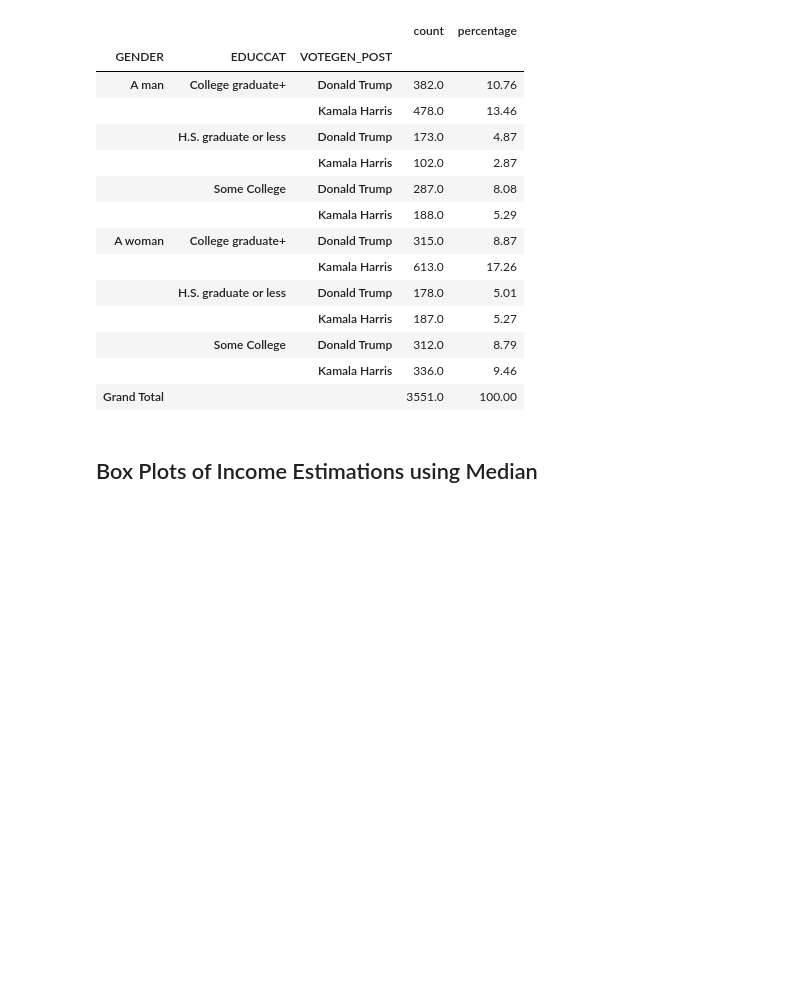
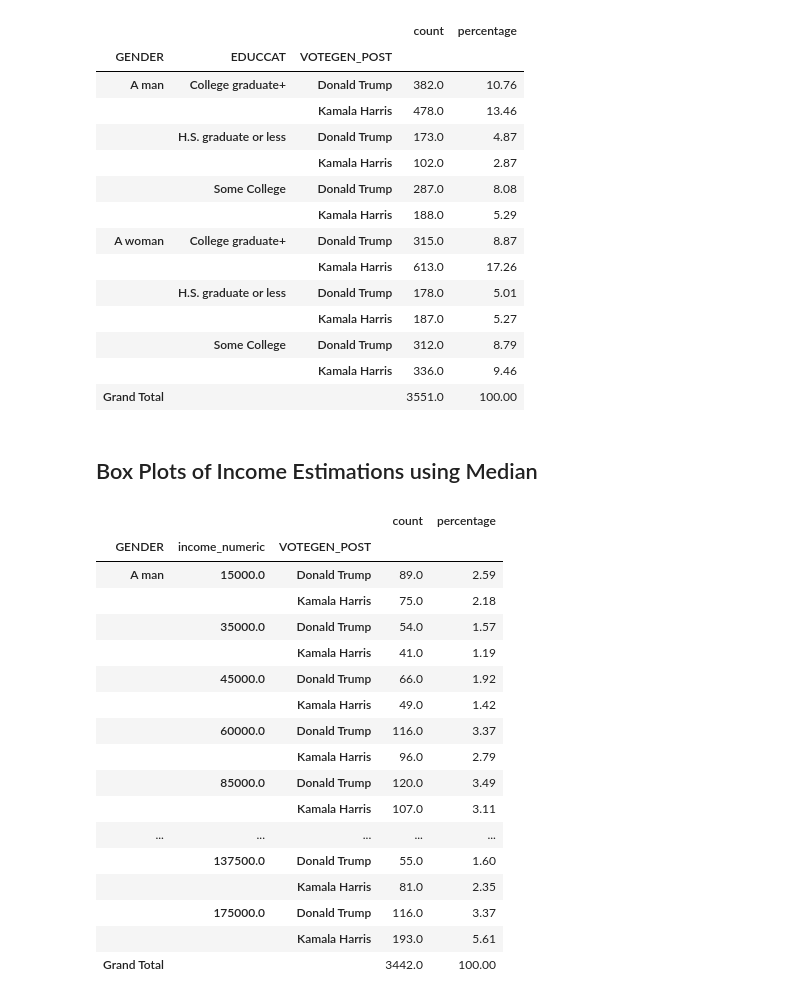
Before and after one commit to emilylmitchum/5200-final-project, a Jupyter notebook: emily-eda/clean_data_eda.ipynb, the cells around one changed output. Cells and saved outputs as stored; diff of their text form; code cells hidden in the pictures; blank space fills up the shorter version.

Commit message:
font changed to Arialand total tables created

```diff
--- a/emily-eda/clean_data_eda.ipynb
+++ b/emily-eda/clean_data_eda.ipynb
@@ -221,3 +224,32 @@ fig.update_legends(title_text='Voting Results')
 fig.update_xaxes(title_text='Gender')
 fig.update_yaxes(title_text='Estimated Income')
 fig.show()
+# %%
+gender_income = gender_df.groupby(["GENDER","income_numeric","VOTEGEN_POST"]).size().reset_index(name="count")
+# %%
+# create reference table using pd pivot
+pivot = gender_income.pivot_table(index=["GENDER", "income_numeric", "VOTEGEN_POST"], values="count")
+pivot['percentage'] = round(pivot['count'] / pivot['count'].sum() * 100, 2)
+
+# create grand total columm
+pivot.loc[('Grand Total','','')] = pivot['count'].sum() , 100
+display(pivot)
+# %% [output]
+|  |  |  | count | percentage |
+| GENDER | income_numeric | VOTEGEN_POST |  |  |
+| A man | 15000.0 | Donald Trump | 89.0 | 2.59 |
+|  |  | Kamala Harris | 75.0 | 2.18 |
+|  | 35000.0 | Donald Trump | 54.0 | 1.57 |
+|  |  | Kamala Harris | 41.0 | 1.19 |
+|  | 45000.0 | Donald Trump | 66.0 | 1.92 |
+|  |  | Kamala Harris | 49.0 | 1.42 |
+|  | 60000.0 | Donald Trump | 116.0 | 3.37 |
+|  |  | Kamala Harris | 96.0 | 2.79 |
+|  | 85000.0 | Donald Trump | 120.0 | 3.49 |
+|  |  | Kamala Harris | 107.0 | 3.11 |
+| ... | ... | ... | ... | ... |
+|  | 137500.0 | Donald Trump | 55.0 | 1.60 |
+|  |  | Kamala Harris | 81.0 | 2.35 |
+|  | 175000.0 | Donald Trump | 116.0 | 3.37 |
+|  |  | Kamala Harris | 193.0 | 5.61 |
+| Grand Total |  |  | 3442.0 | 100.00 |
```
Also changed, not shown: parts of 2 cells of this notebook.
